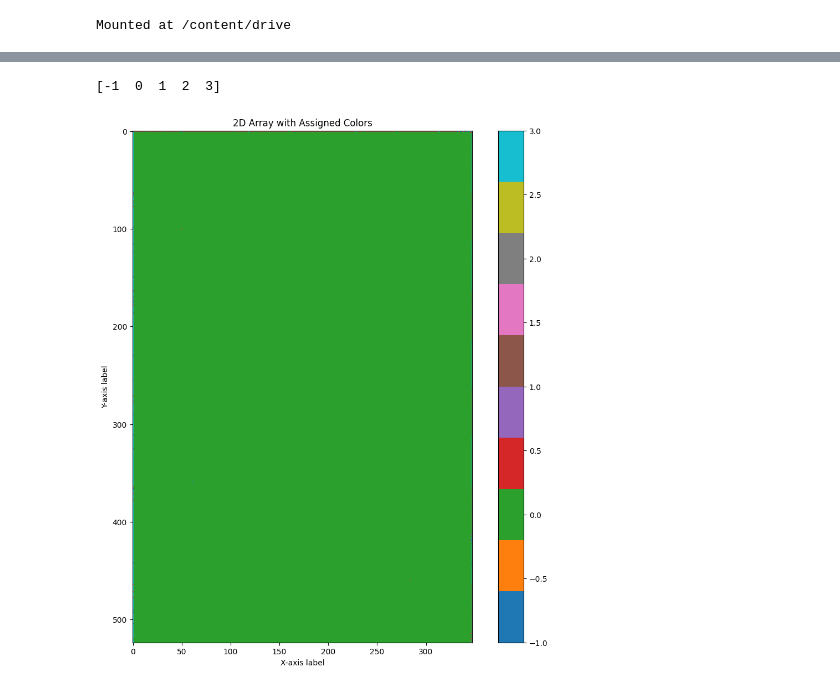
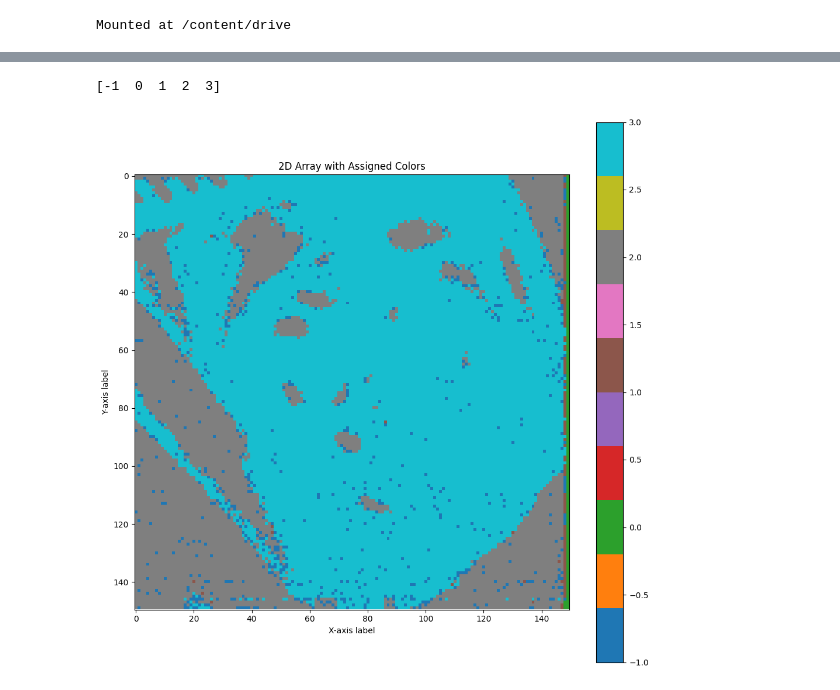
Before and after one commit to erzar0/1d-vit-for-classification-of-xrf-spectra, a Jupyter notebook: data_exploration.ipynb, the cells around one changed output, grey strips where cells are left out. Saved outputs shown, nothing was run; the diff lists cells and outputs as text; code cells hidden in the pictures.

```diff
--- a/data_exploration.ipynb
+++ b/data_exploration.ipynb
@@ -261,4 +253,6 @@ def get_clustered_labels(e_xy, epochs=10, map_size=(3,3), learning_rate=0.1, sig
     bmus = [[som.find_best_matching_unit(e_xy_flat_normalized[i * e_xy.shape[1] + j]) for j in range(e_xy.shape[1])] for i in range(e_xy.shape[0])]
     labels = [[bmu[0] * map_size[1] + bmu[1] for bmu in bmus_row] for bmus_row in bmus]
     return labels
+# %%
+e_xy = sobieski_e_xy[-150:, -150:, 100:-100]
 # %%
@@ -325,36 +346,35 @@ import seaborn as sns
 import gc
 gc.collect()
 
-sobieski_e_xy_flat= sobieski_e_xy.reshape(-1, sobieski_e_xy.shape[-1])
-sobieski_e_xy_max_channel_counts = np.max(np.abs(sobieski_e_xy_flat), axis=1, keepdims=True)
-sobieski_e_xy_flat_normalized = sobieski_e_xy_flat/ sobieski_e_xy_max_channel_counts
+e_xy_flat= e_xy.reshape(-1, e_xy.shape[-1])
+e_xy_max_channel_counts = np.max(np.abs(e_xy_flat), axis=1, keepdims=True)
+e_xy_flat_normalized = e_xy_flat/ e_xy_max_channel_counts
 
 clusterable_embedding = umap.UMAP(
     n_neighbors=30,
     min_dist=0.1,
     n_components=2,
-).fit_transform(sobieski_e_xy_flat_normalized)
+).fit_transform(e_xy_flat_normalized)
 # %%
 import hdbscan
-# clusterable_embedding = clusterable_embedding.reshape(*sobieski_e_xy.shape[:-1], 3)
-# clusterable_embedding / np.max(clusterable_embedding, (2), keepdims=True)
 
-clusterable_embedding = clusterable_embedding.reshape(sobieski_e_xy_flat.shape[0], 2)
+clusterable_embedding = clusterable_embedding.reshape(e_xy_flat.shape[0], 2)
 labels = hdbscan.HDBSCAN(
     min_samples=10,
     min_cluster_size=100,
+    metric='l1'
 ).fit_predict(clusterable_embedding)
 # %%
 plt.figure(figsize=(12,12))
 
-plt.imshow(labels.reshape(*sobieski_e_xy.shape[:-1]), cmap="tab10", interpolation="nearest")
+plt.imshow(labels.reshape(*e_xy.shape[:-1]), cmap="tab10", interpolation="nearest")
 
 plt.colorbar()
 plt.xlabel('X-axis label')
 plt.ylabel('Y-axis label')
 plt.title('2D Array with Assigned Colors')
 print(np.unique(labels))
 plt.show()
 # %% [output]
 [-1  0  1  2  3]
-[figure, old version]
+[figure, new version]
```
Also changed, not shown: parts of 15 cells of this notebook.
